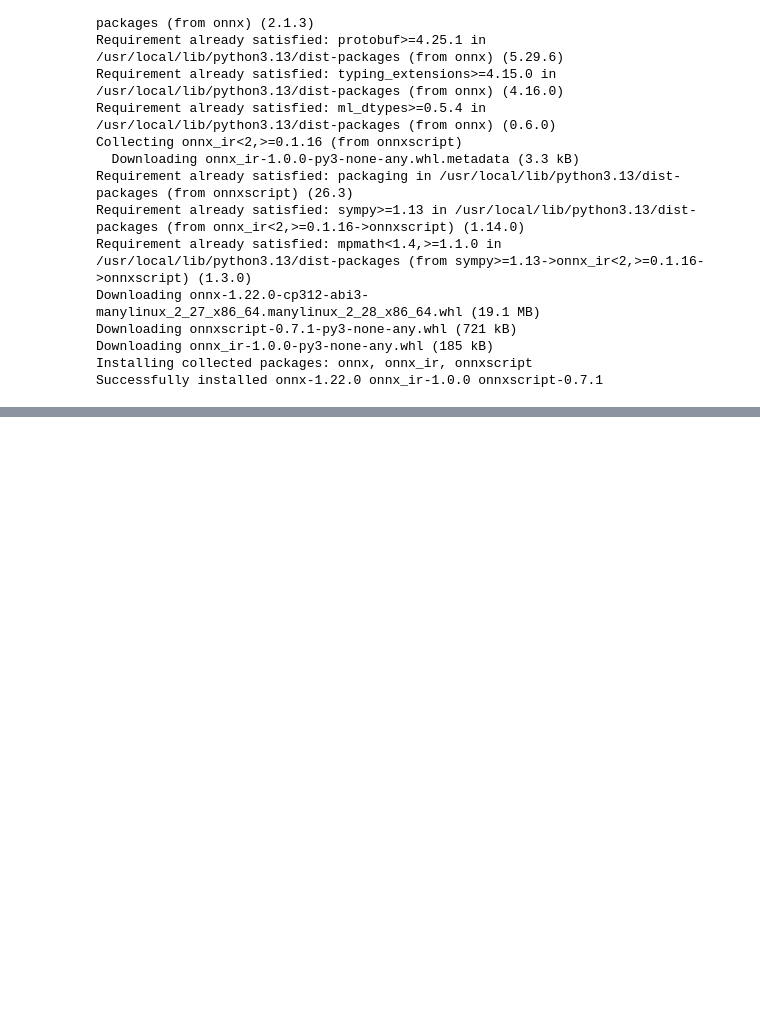
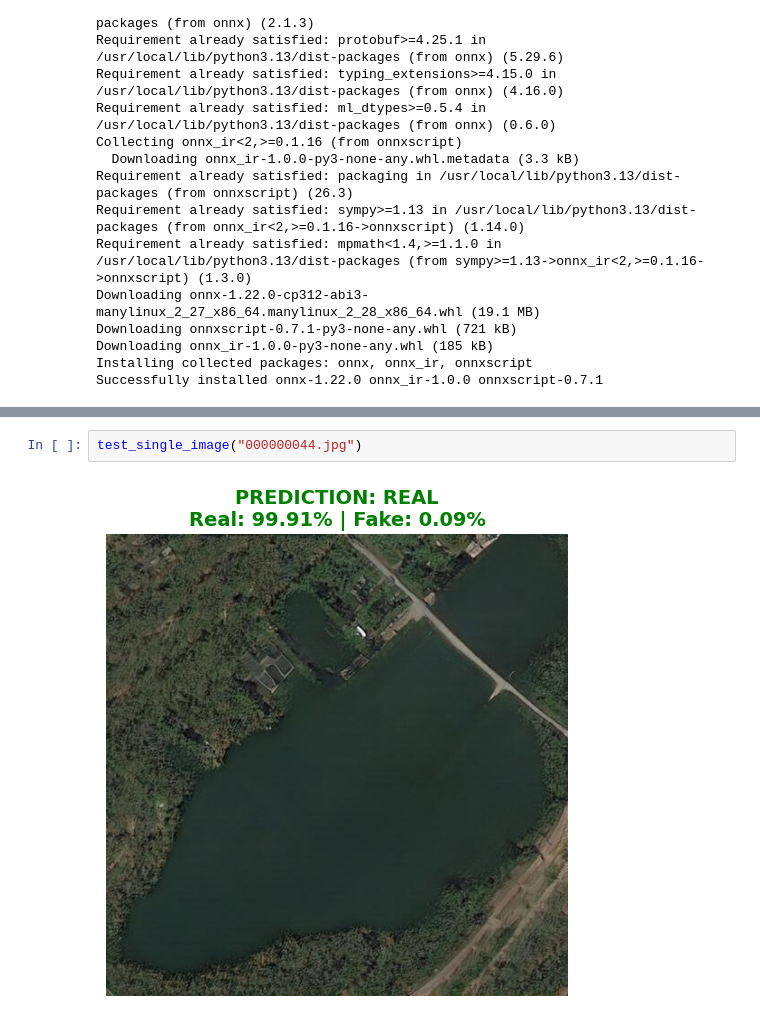
Before and after one commit to quasarx-snips/sih, a Jupyter notebook: neural_models/g1brain.ipynb, the cells around one changed output, grey strips where cells are left out. Drawn from its saved outputs; the diff is of its cells as text; blank space fills up the shorter version.

```diff
--- a/neural_models/g1brain.ipynb
+++ b/neural_models/g1brain.ipynb
@@ -234,0 +252,4 @@ test_single_image("urban_1.jpg")
+# %%
+test_single_image("000000044.jpg")
+# %% [output]
+[figure, added]
```
Also changed, not shown: parts of 11 cells of this notebook.
